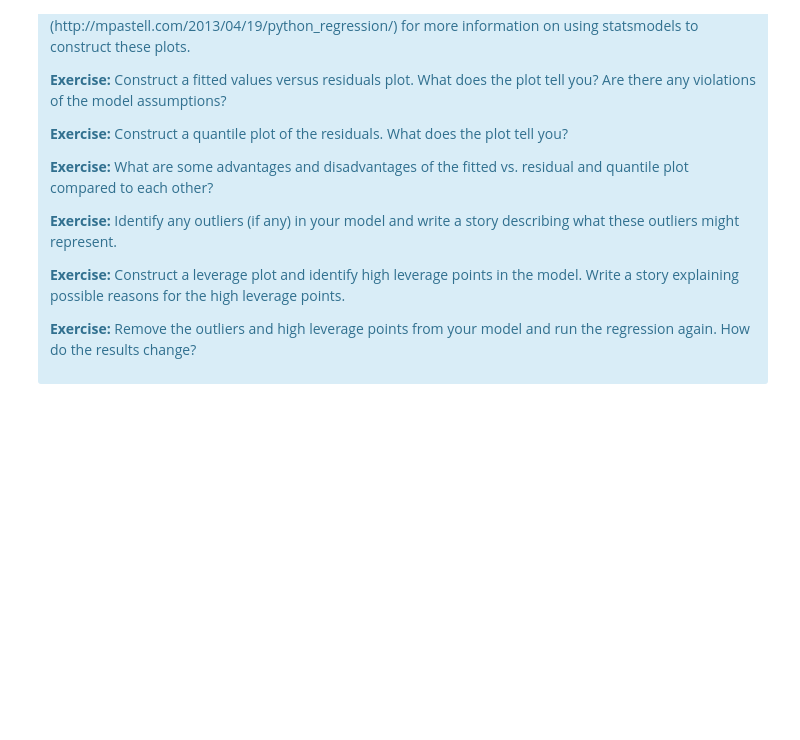
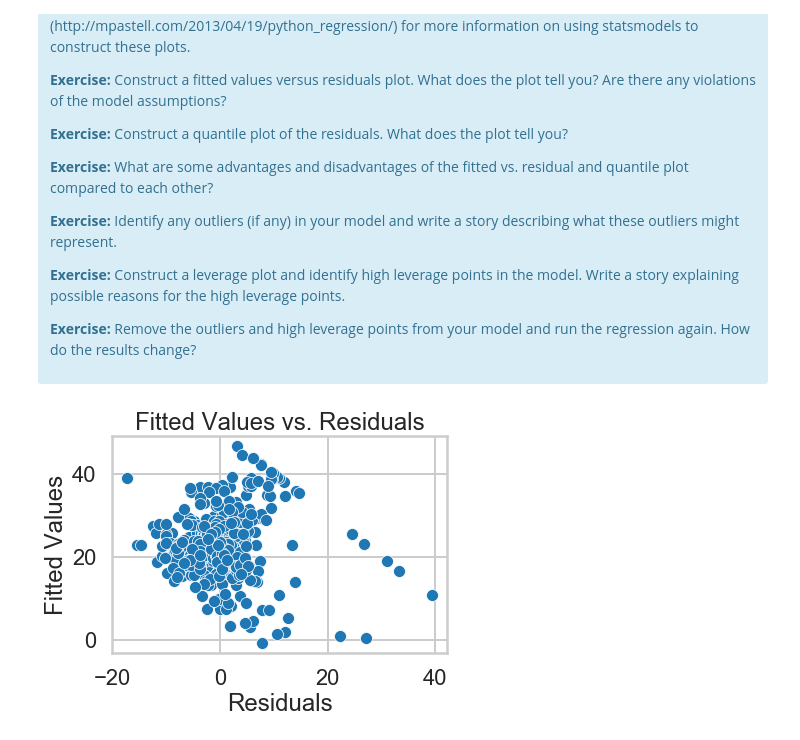
Before and after one commit to hershcode/Springboard, a Jupyter notebook: Machine_Learning/linear_regression/Mini_Project_Linear_Regression.ipynb, the cells around one changed output. Cells and saved outputs as stored; diff of their text form; code cells hidden in the pictures; blank space fills up the shorter version.

```diff
--- a/Machine_Learning/linear_regression/Mini_Project_Linear_Regression.ipynb
+++ b/Machine_Learning/linear_regression/Mini_Project_Linear_Regression.ipynb
@@ -751,0 +831,11 @@ There are some other issues that are important investigate with linear regressio
+# %%
+# Your turn.
+model = ols('PRICE ~ CRIM+RM+PTRATIO', bos).fit()
+pred = model.predict(X)
+_ = sns.scatterplot(x=model.resid, y=model.fittedvalues)
+_ = plt.xlabel(s="Residuals")
+_ = plt.ylabel(s="Fitted Values")
+_ = plt.title(s="Fitted Values vs. Residuals")
+plt.show()
+# %% [output]
+[figure, added]
```
Also changed, not shown: parts of 21 cells of this notebook.
